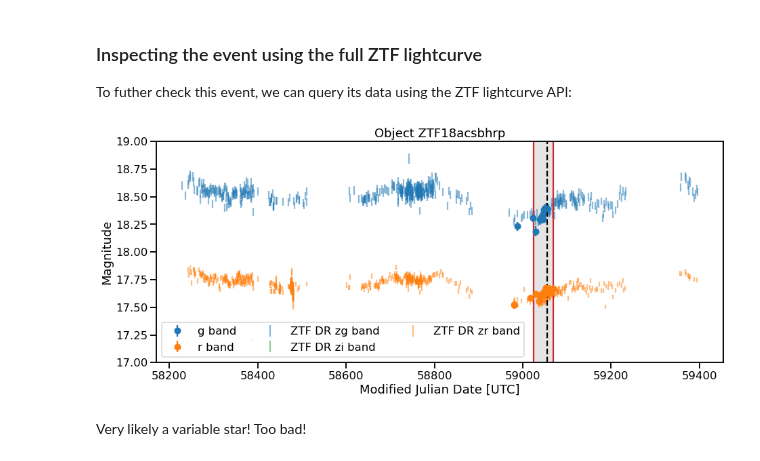
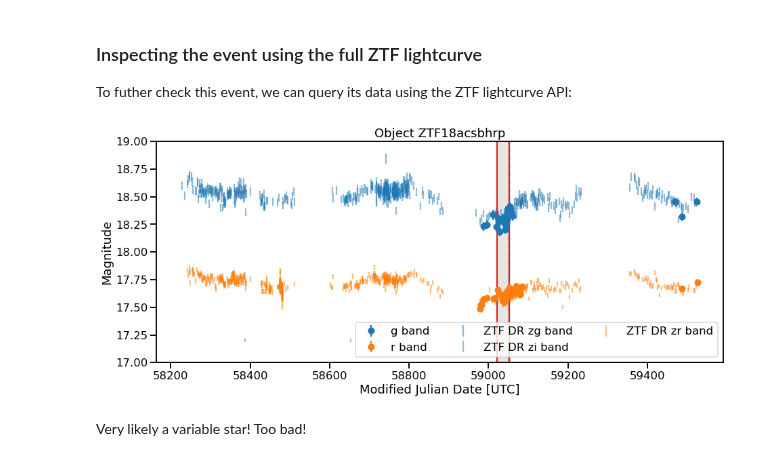
Before and after one commit to astrolabsoftware/fink-tutorials, a Jupyter notebook: galactic/galactic.ipynb, the cells around one changed output. Drawn from its saved outputs; the diff is of its cells as text; code cells hidden in the pictures.

```diff
--- a/galactic/galactic.ipynb
+++ b/galactic/galactic.ipynb
@@ -578,39 +596,38 @@ for filt in np.unique(pdf_mulens_single['i:fid']):
 
 
 # Highlight dates where it was flagged as an ML event
-c1 = pdf_mulens_single['d:mulens_class_1'] == 'ML'
-c2 = pdf_mulens_single['d:mulens_class_2'] == 'ML'
-jd0 = np.min(pdf_mulens_single[c1 & c2]['i:jd'].values)
-minjd = np.min(pdf_mulens_single[c1 & c2]['i:jd'].values) - 30
-maxjd = np.max(pdf_mulens_single[c1 & c2]['i:jd'].values)
+c0 = pdf_mulens_single['d:mulens'] > 0.0
+jd0 = np.min(pdf_mulens_single[c0]['i:jd'].values)
+minjd = np.min(pdf_mulens_single[c0]['i:jd'].values) - 30
+maxjd = np.max(pdf_mulens_single[c0]['i:jd'].values)
 plt.axvline(jd0 - 2400000.5, color='black', ls='--')
 plt.axvline(minjd - 2400000.5, color='C3')
 plt.axvline(maxjd - 2400000.5, color='C3')
 plt.fill_betweenx([15, 25], minjd - 2400000.5, maxjd - 2400000.5, alpha=0.1, color='black')
 
 
 colordic = {'zg': 'C0', 'zr': 'C1', 'zi': 'C2'}
 for filt in np.unique(pdf['filtercode']):
     maskFilt = pdf['filtercode'] == filt
     plt.errorbar(
         pdf[maskFilt]['mjd'],
         pdf[maskFilt]['mag'],
         pdf[maskFilt]['magerr'],
         ls='', color=colordic[filt], alpha=0.5,
         label='ZTF DR {} band'.format(filt))
 
 plt.ylim(19, 17)
 plt.gca().invert_yaxis()
 plt.legend(ncol=3)
 plt.title(
     'Object {}'.format(
         pdf_mulens_single['i:objectId'].values[0]
     )
 )
 plt.xlabel('Modified Julian Date [UTC]')
 plt.ylabel('Magnitude');
 # %% [output]
-[figure, old version]
+[figure, new version]
 # %% [markdown]
 Very likely a variable star! Too bad!
 # %% [markdown]
```
Also changed, not shown: parts of 8 cells of this notebook, 1 other file.
